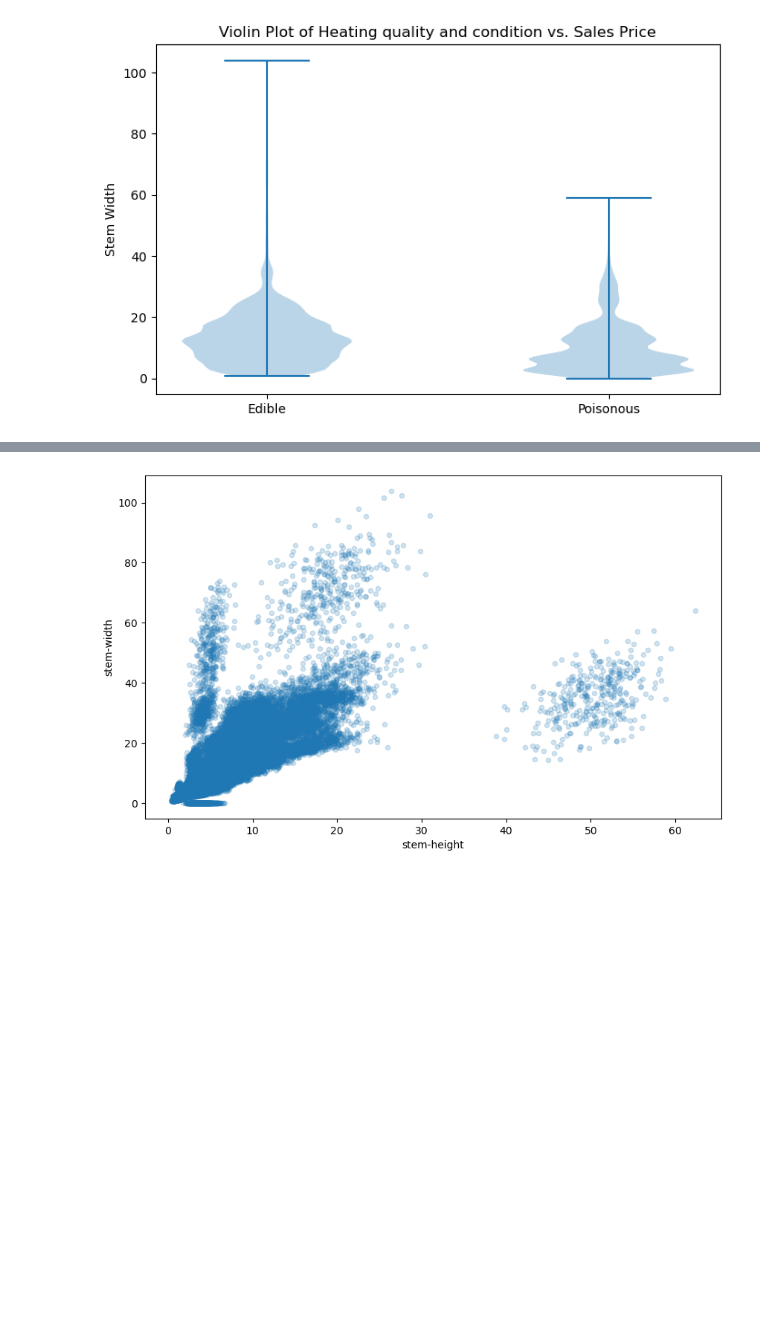
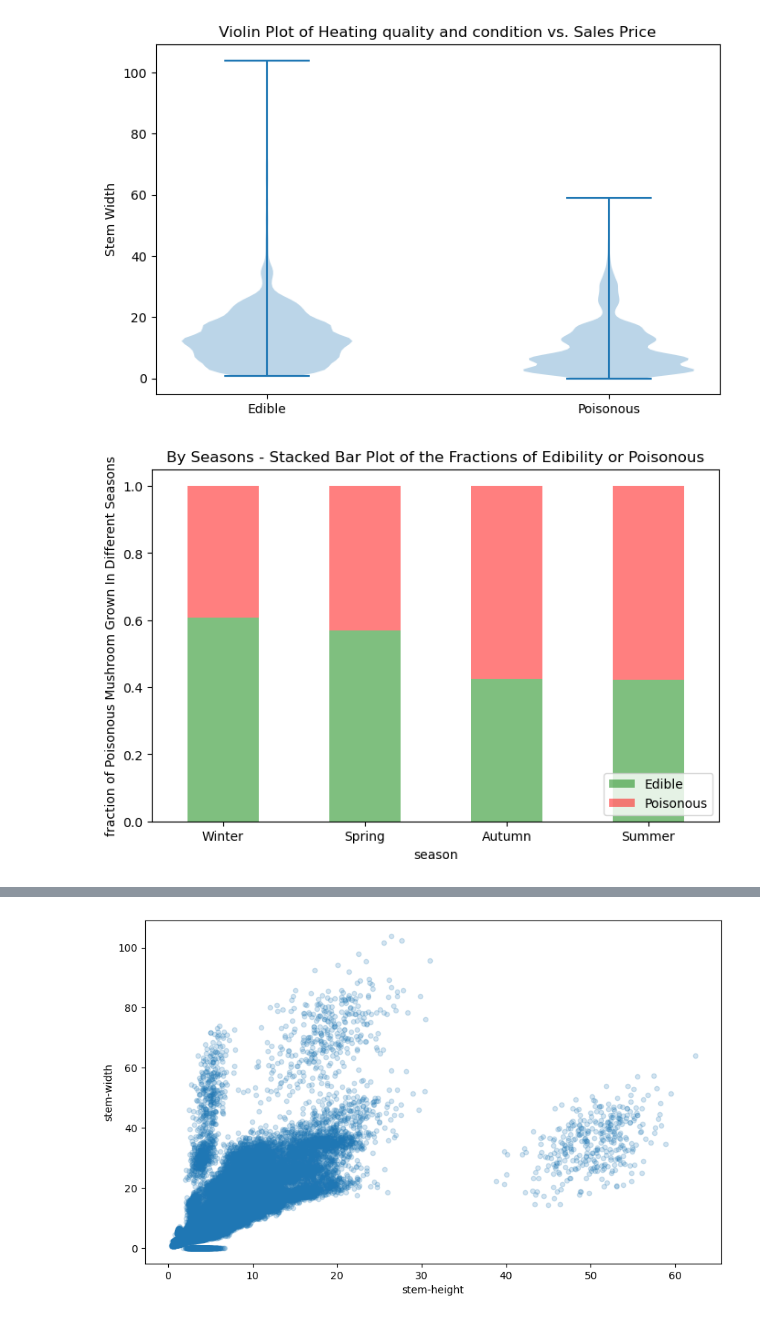
Before and after one commit to kathywu1201/Mushroom_Edibility_Classification_ML_Project, a Jupyter notebook: EDA3.ipynb, the cells around one changed output, grey strips where cells are left out. Drawn from its saved outputs; the diff is of its cells as text; code cells hidden in the pictures; blank space fills up the shorter version.

```diff
--- a/EDA3.ipynb
+++ b/EDA3.ipynb
@@ -161,3 +189,17 @@ plt.title('Violin Plot of Heating quality and condition vs. Sales Price')
 plt.show()
 # %% [output]
 [figure]
+# %%
+count_matrix = df.groupby(['season', 'class']).size().unstack()
+
+count_matrix_norm = count_matrix.div(count_matrix.sum(axis=1), axis=0).sort_values(['e'], ascending=False)
+
+count_matrix_norm.plot(kind='bar', stacked=True, figsize=(8,5), alpha=0.5, color = ['green', 'red'])
+plt.ylabel('fraction of Poisonous Mushroom Grown In Different Seasons')
+plt.title('By Seasons - Stacked Bar Plot of the Fractions of Edibility or Poisonous')
+plt.legend(loc=4, labels=['Edible', 'Poisonous'])
+plt.xticks([0,1,2,3],
+           ['Winter', 'Spring', 'Autumn', 'Summer'], rotation=0)
+plt.show()
+# %% [output]
+[figure, added]
```
Also changed, not shown: parts of 11 cells of this notebook, 5 other files.
